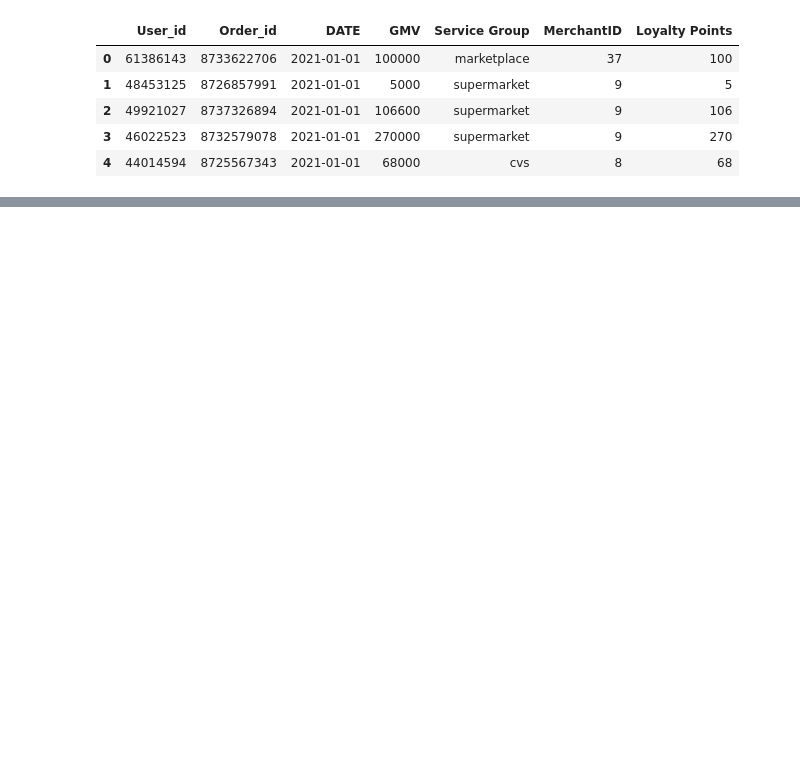
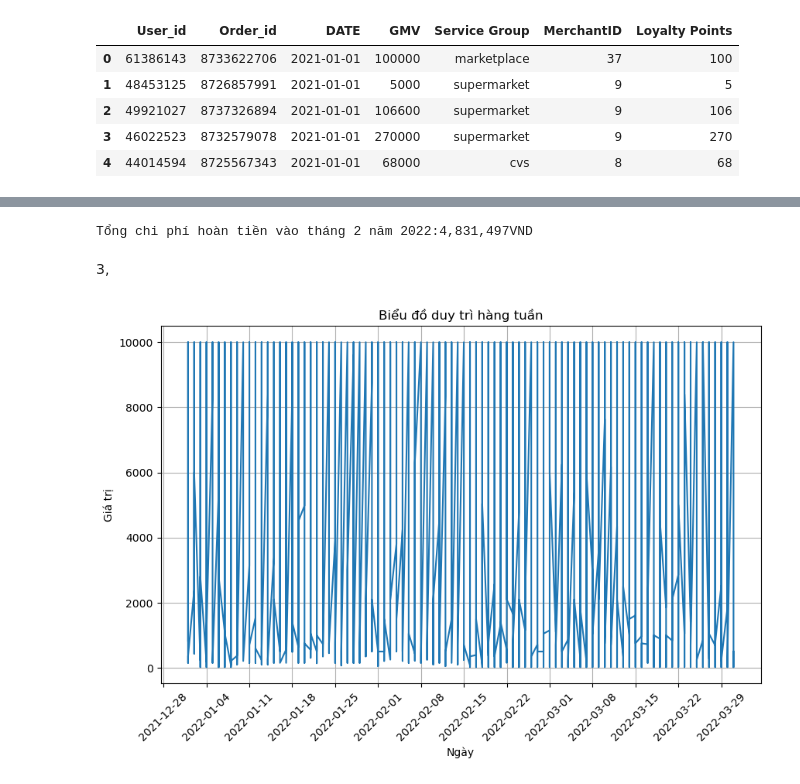
Before and after one commit to DONG2209/Shoppe_sale, a Jupyter notebook: momo.ipynb, the cells around one changed output, grey strips where cells are left out. Saved outputs shown, nothing was run; the diff lists cells and outputs as text; code cells hidden in the pictures; blank space fills up the shorter version.

```diff
--- a/momo.ipynb
+++ b/momo.ipynb
@@ -132,0 +191,9 @@ Name: Rank_name, dtype: int64
+# %%
+Transactions['%cashback']=Transactions['%cashback'].astype(int)
+# %%
+Transactions['total_cash_back']=(Transactions['GMV']*Transactions['%cashback'])/100
+# %%
+Transactions['total_cash_back']=Transactions['total_cash_back'].astype(int)
+Transactions.drop(['Class ID','Group'],axis=1,inplace=True)
+# %%
+Transactions['total_cash_back']=Transactions['total_cash_back'].apply(lambda x : 10000 if x >10000 else x)
@@ -132,0 +209,6 @@ Name: Rank_name, dtype: int64
+# %%
+condition = (Transactions['DATE'].dt.year == 2022) & (Transactions['DATE'].dt.month == 2)
+total_cashback_feb_2022 = Transactions.loc[condition, 'total_cash_back'].sum()
+print('Tổng chi phí hoàn tiền vào tháng 2 năm 2022:{:,.0f}'.format(total_cashback_feb_2022)+'VND')
+# %% [output]
+Tổng chi phí hoàn tiền vào tháng 2 năm 2022:4,831,497VND
@@ -132,0 +217,24 @@ Name: Rank_name, dtype: int64
+# %% [markdown]
+3,
+# %%
+start_date = pd.to_datetime('2022-01-01')
+end_date = pd.to_datetime('2022-03-31')
+# end_date = pd.to_datetime(datetime.datetime.now().date())
+filtered_data = Transactions.loc[(Transactions['DATE'] >= start_date) & (Transactions['DATE'] <= end_date)]
+
+plt.figure(figsize=(10, 6))
+plt.plot(filtered_data['DATE'], filtered_data['total_cash_back'])
+plt.xlabel('Ngày')
+plt.ylabel('Giá trị')
+plt.title('Biểu đồ duy trì hàng tuần')
+plt.xticks(rotation=45)
+plt.grid(True)
+
+import matplotlib.dates as mdates
+
+plt.gca().xaxis.set_major_locator(mdates.WeekdayLocator())
+plt.gca().xaxis.set_major_formatter(mdates.DateFormatter('%Y-%m-%d'))
+
+plt.show()
+# %% [output]
+[figure, added]
```
Also changed, not shown: parts of 35 cells of this notebook.
